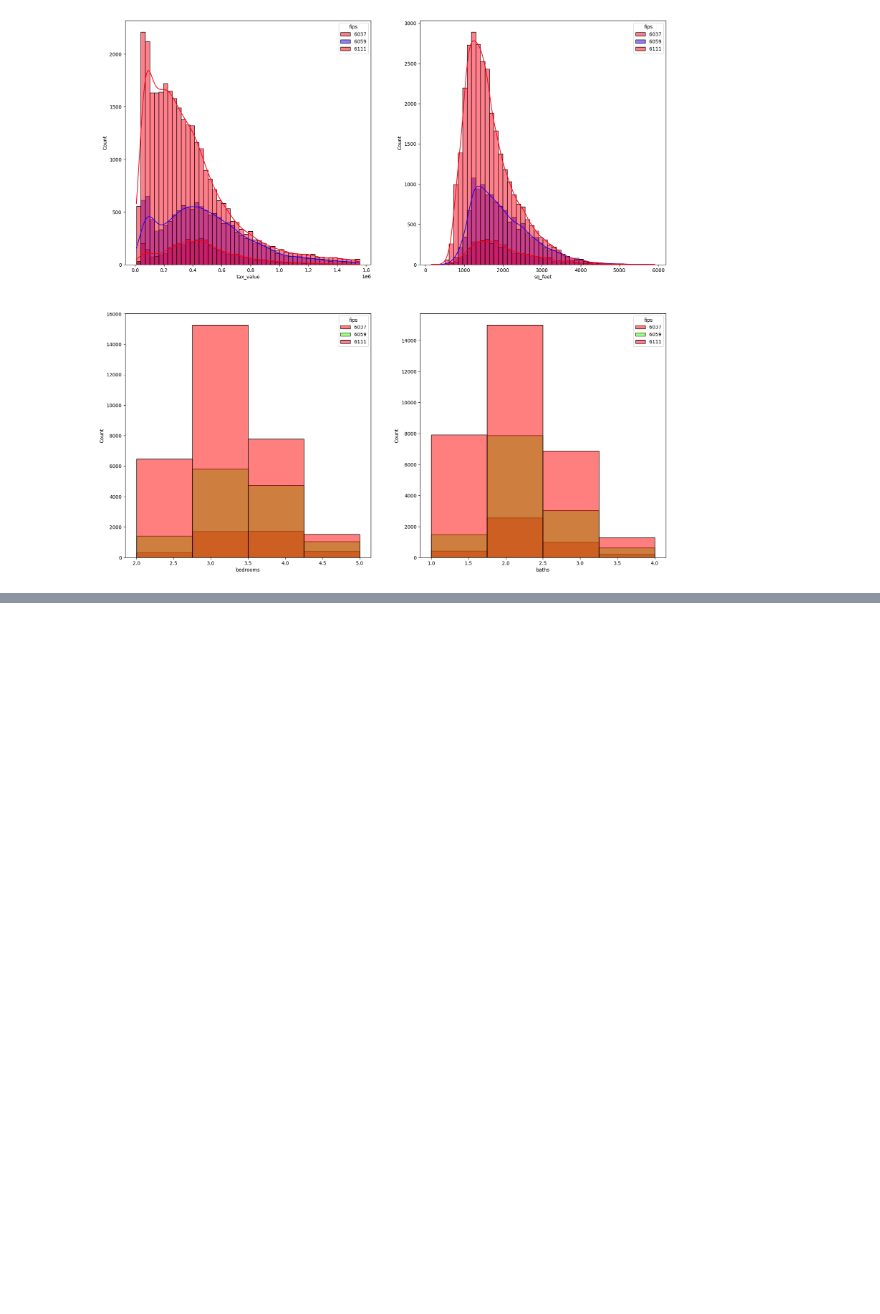
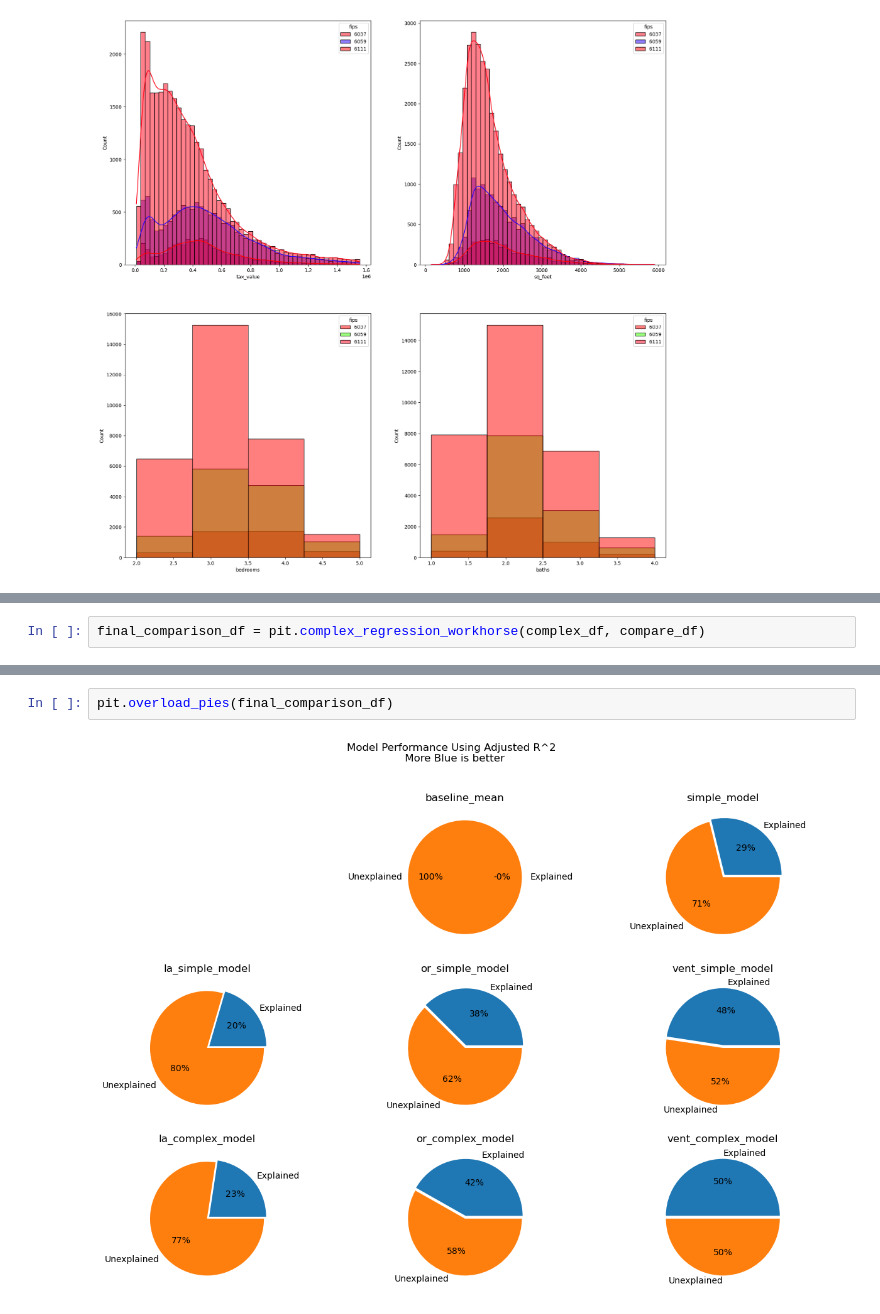
Before and after one commit to jcrosenberger/regression_zillow_2017, a Jupyter notebook: presentation_notebook.ipynb, the cells around one changed output, grey strips where cells are left out. Cells and saved outputs as stored; diff of their text form; blank space fills up the shorter version.

```diff
--- a/presentation_notebook.ipynb
+++ b/presentation_notebook.ipynb
@@ -171,0 +113,2 @@ prediction_df = do_regression()
+# %%
+final_comparison_df = pit.complex_regression_workhorse(complex_df, compare_df)
@@ -171,0 +119,4 @@ prediction_df = do_regression()
+# %%
+pit.overload_pies(final_comparison_df)
+# %% [output]
+[figure, added]
```
Also changed, not shown: parts of 24 cells of this notebook, 3 other files.
